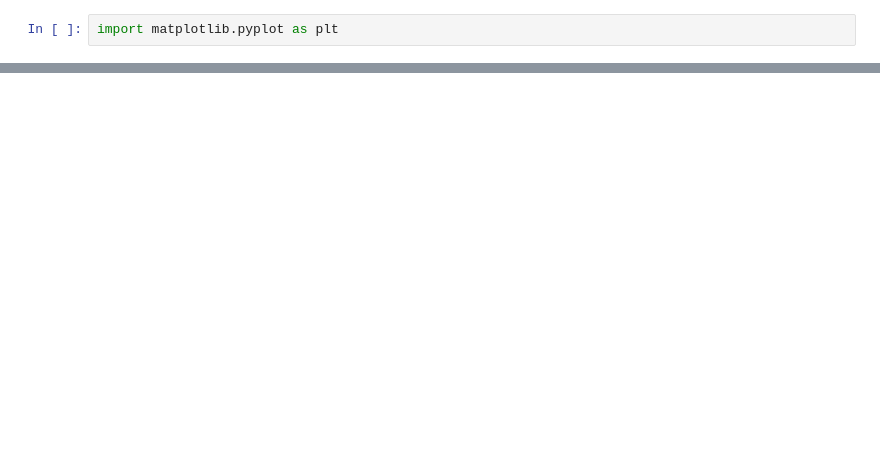
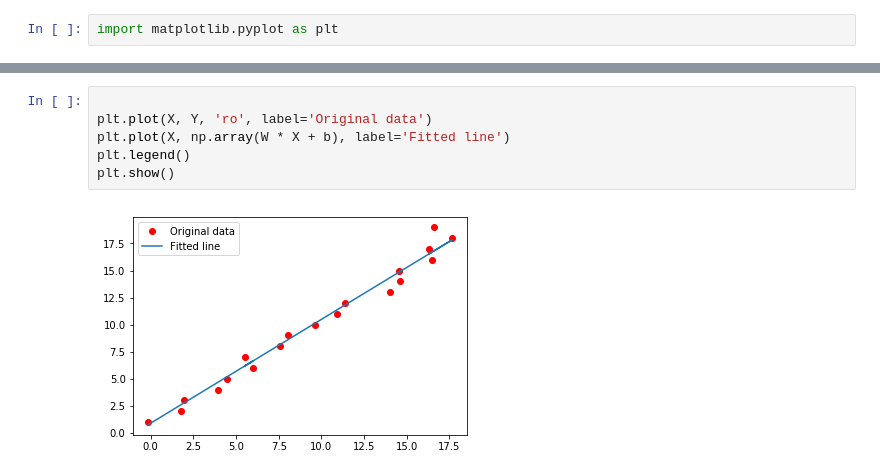
Before and after one commit to abhiyantaabhishek/tutorial, a Jupyter notebook: linear_regression.ipynb, the cells around one changed output, grey strips where cells are left out. Saved outputs shown, nothing was run; the diff lists cells and outputs as text; blank space fills up the shorter version.

```diff
--- a/linear_regression.ipynb
+++ b/linear_regression.ipynb
@@ -97,0 +135,8 @@ plt.show()
+# %%
+
+plt.plot(X, Y, 'ro', label='Original data')
+plt.plot(X, np.array(W * X + b), label='Fitted line')
+plt.legend()
+plt.show()
+# %% [output]
+[figure, added]
```
Also changed, not shown: parts of 15 cells of this notebook.
